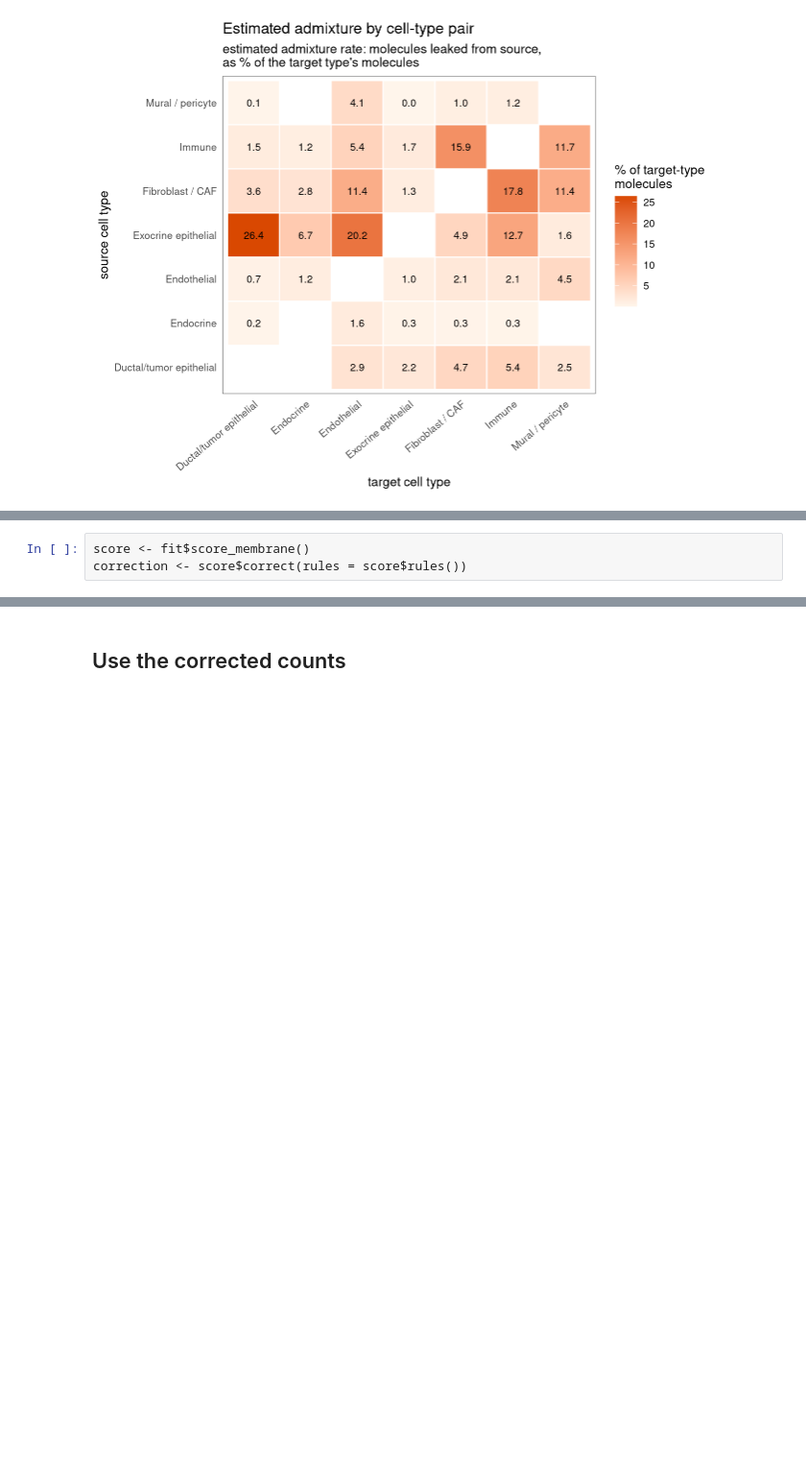
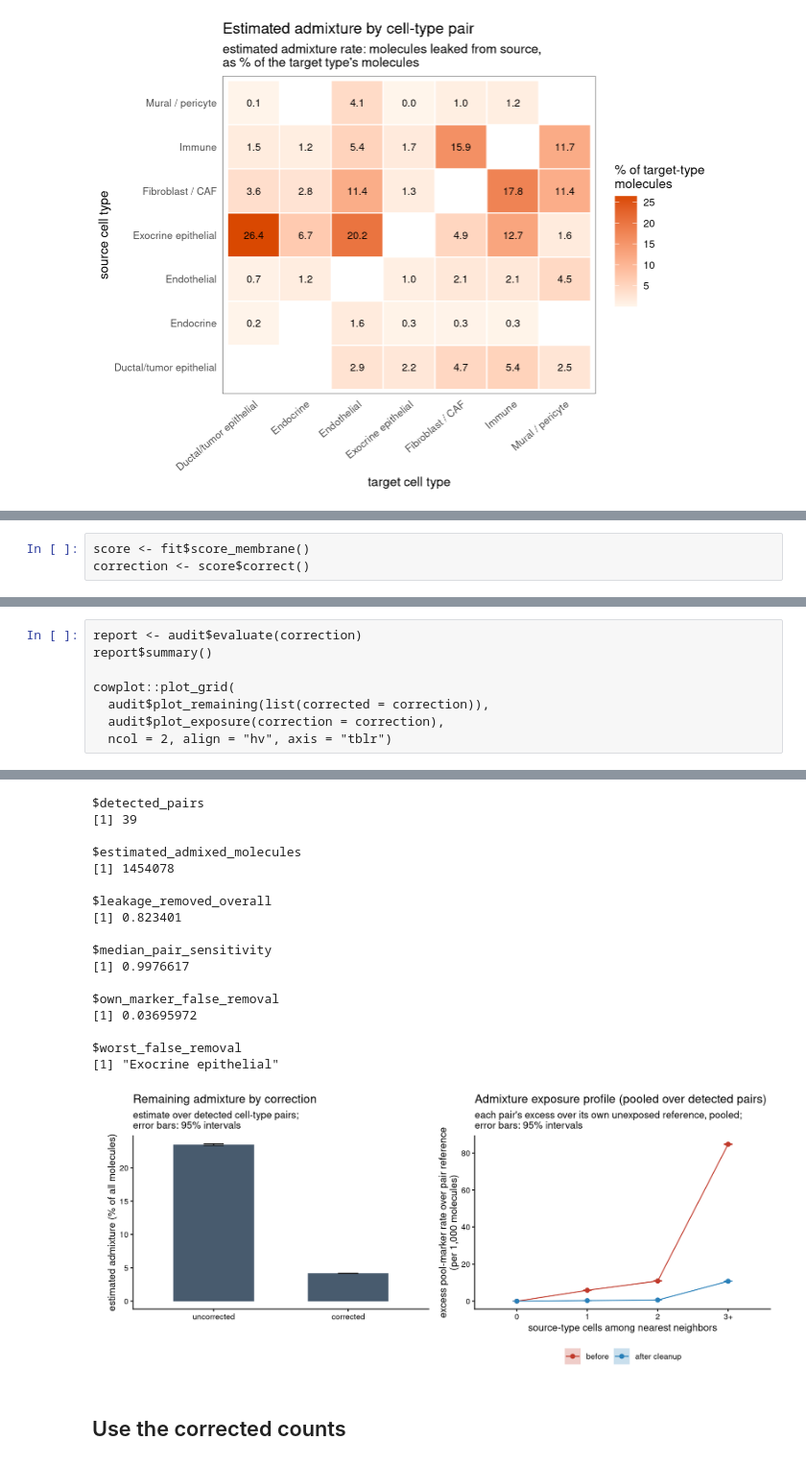
Before and after one commit to kharchenkolab/cellAdmix-core, a Jupyter notebook: examples/xenium_pancreas_membrane_377_full/pancreas_quickstart.ipynb, the cells around one changed output, grey strips where cells are left out. Shown at 96% size. Drawn from its saved outputs; the diff is of its cells as text; blank space fills up the shorter version.

Commit message:
Repair example notebooks: full chunk code and corrected narratives

```diff
--- a/examples/xenium_pancreas_membrane_377_full/pancreas_quickstart.ipynb
+++ b/examples/xenium_pancreas_membrane_377_full/pancreas_quickstart.ipynb
@@ -54,4 +54,4 @@ benchmarks:
 # %%
 score <- fit$score_membrane()
-correction <- score$correct(rules = score$rules())
+correction <- score$correct()
 # %% [output]
@@ -95,0 +66,9 @@ $worst_false_removal
+# %%
+report <- audit$evaluate(correction)
+report$summary()
+
+cowplot::plot_grid(
+  audit$plot_remaining(list(corrected = correction)),
+  audit$plot_exposure(correction = correction),
+  ncol = 2, align = "hv", axis = "tblr")
+# %% [output]
@@ -96,3 +84,21 @@ $worst_false_removal
+$detected_pairs
+[1] 39
+
+$estimated_admixed_molecules
+[1] 1454078
+
+$leakage_removed_overall
+[1] 0.823401
+
+$median_pair_sensitivity
+[1] 0.9976617
+
+$own_marker_false_removal
+[1] 0.03695972
+
+$worst_false_removal
+[1] "Exocrine epithelial"
+[figure, added]
 # %% [markdown]
 ## Use the corrected counts
 # %%
```
Also changed, not shown: parts of 11 cells of this notebook, 14 other files.
